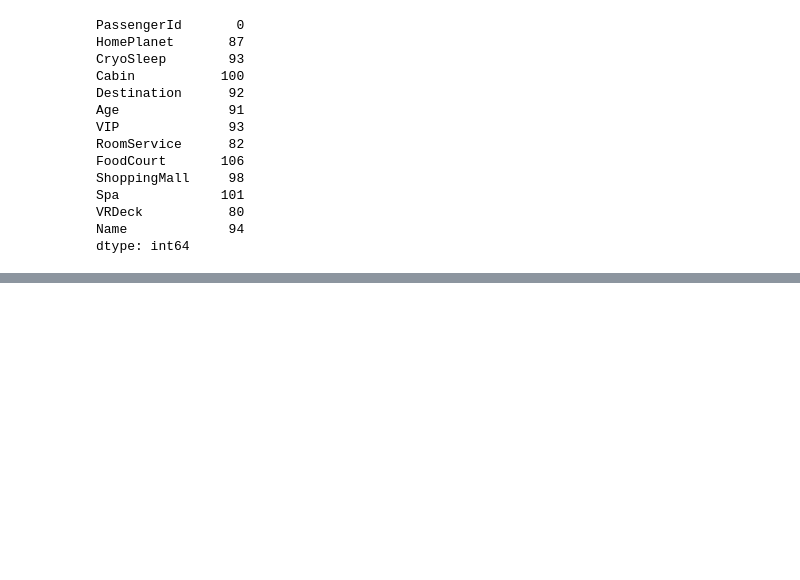
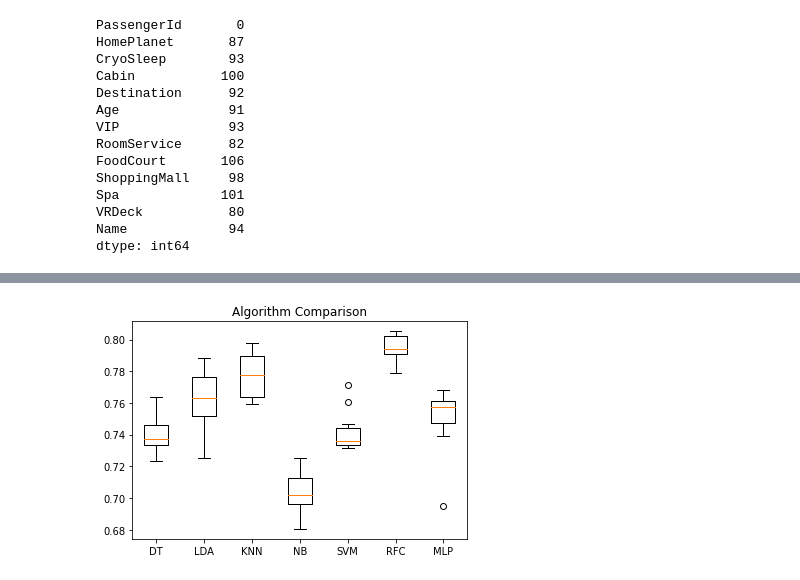
Before and after one commit to sakaili/Spaceship-Titanic, a Jupyter notebook: spaceTitanicPredict.ipynb, the cells around one changed output, grey strips where cells are left out. Cells and saved outputs as stored; diff of their text form; code cells hidden in the pictures; blank space fills up the shorter version.

```diff
--- a/spaceTitanicPredict.ipynb
+++ b/spaceTitanicPredict.ipynb
@@ -177,0 +262,29 @@ testDataFrame['HomePlanet'] = testDataFrame['HomePlanet'].fillna('Erath')
+# %%
+#train_test_split()
+X_train, X_val, y_train, y_val = train_test_split(X, y, test_size=0.25, random_state=1)
+# %%
+#Models
+from pyexpat import model
+
+
+models=[]
+models.append(('DT',DecisionTreeClassifier()))
+models.append(('LDA',LinearDiscriminantAnalysis()))
+models.append(('KNN',KNeighborsClassifier()))
+models.append(('NB',GaussianNB()))
+models.append(('SVM',SVC(gamma='auto')))
+models.append(('RFC',RandomForestClassifier()))
+models.append(('MLP',MLPClassifier(random_state=1, max_iter=3000)))
+# %%
+
+X_train['Age'] = X_train['Age'].fillna(X_train['Age'].median())
+# %%
+#Evaluation of models
+results=[]
+names=[]
+for name,model in models:
+    kfold=StratifiedKFold(n_splits=10)#random_state=1
+    cv_results=cross_val_score(model, X_train, y_train, cv=kfold, scoring='accuracy')
+    results.append(cv_results)
+    names.append(name)
+    print('%s: %f (%f)' %(name,cv_results.mean(),cv_results.std()))
@@ -177,0 +299,6 @@ testDataFrame['HomePlanet'] = testDataFrame['HomePlanet'].fillna('Erath')
+# %%
+plt.boxplot(results,labels=names)
+plt.title("Algorithm Comparison")
+plt.show()
+# %% [output]
+[figure, added]
```
Also changed, not shown: parts of 17 cells of this notebook.
